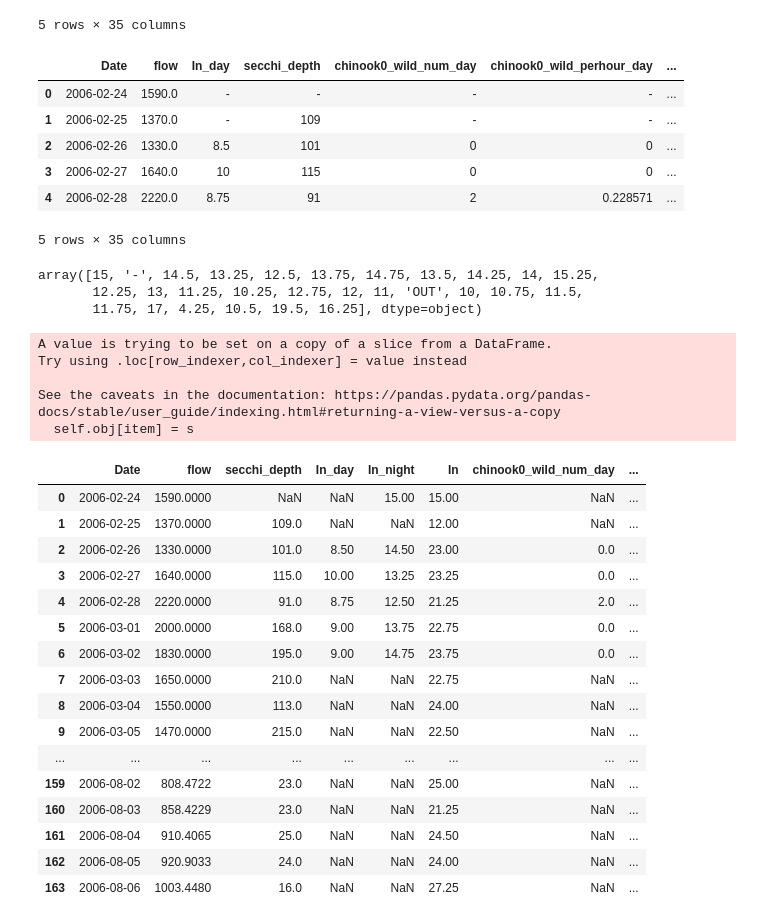
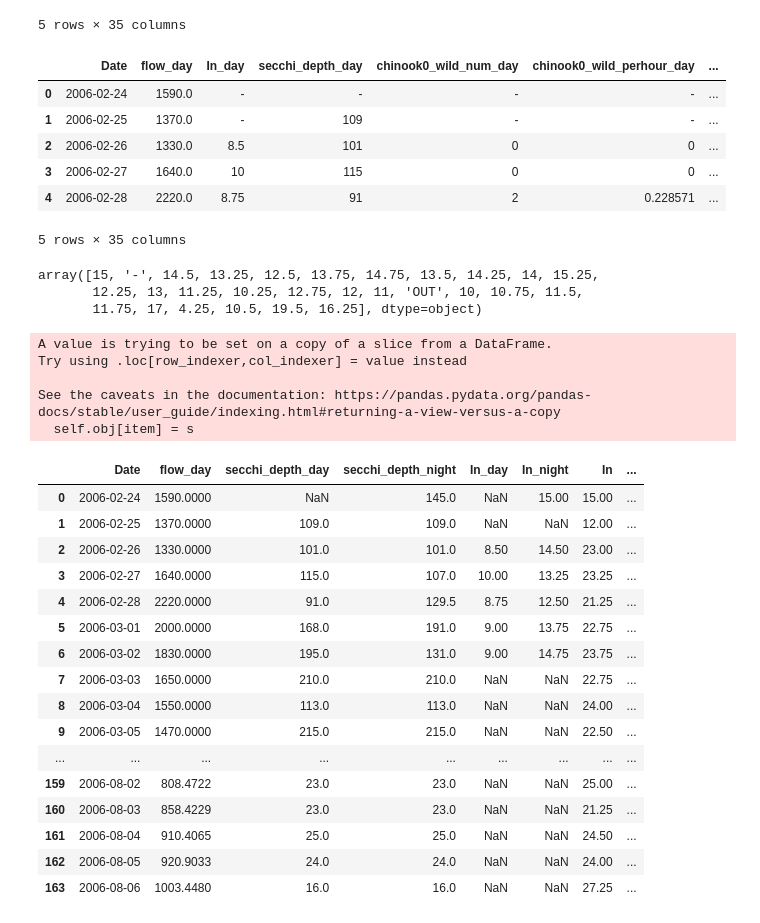
Before and after one commit to maria-kuruvilla/pied_piper, a Jupyter notebook: Puyallup/read_data_2006.ipynb, the cells around one changed output. Cells and saved outputs as stored; diff of their text form; code cells hidden in the pictures.

Commit message:
added new covariates for night column for 2004, 2005, 2006, edited 2006 columns names

```diff
--- a/Puyallup/read_data_2006.ipynb
+++ b/Puyallup/read_data_2006.ipynb
@@ -44,18 +46,19 @@ df.head()
 list(df)
 
 df_rename = df.rename(columns = {
-    'Flow (cfs)':'flow',
-    'Secchi Depth Day (cm)':'secchi_depth',
+    'Flow (cfs)':'flow_day',
+    'Secchi Depth Day (cm)':'secchi_depth_day',
+    'Secchi Depth Night (cm)':'secchi_depth_night',
     'Hours of Day':'In_day',
     '# of Fish Caught (Day)':'chinook0_wild_num_day',
     'CPUE (Day)':'chinook0_wild_perhour_day',
-    'Estimated Production Day':'chinook0_wild_day_num_estimate',
+    'Estimated Production Day':'chinook0_wild_num_day_estimate',
 
     'Hours of Night':'In_night',
 
     '# of Fish Caught (Night)': 'chinook0_wild_num_night',
     'CPUE (Night)':'chinook0_wild_perhour_night',
-    'Estimated Production Night':'chinook0_wild_night_num_estimate',
+    'Estimated Production Night':'chinook0_wild_num_night_estimate',
 
     'Total CPUE':'chinook0_wild_perhour',
     'Total fish captured':'chinook0_wild_num',
@@ -65,13 +68,13 @@ df_rename = df.rename(columns = {
 
     '# of Fish Caught (Day).1':'chinook0_hatchery_num_day',
     'CPUE (Day).1':'chinook0_hatchery_perhour_day',
-    'Estimated Production Day.1':'chinook0_hatchery_day_num_estimate',
+    'Estimated Production Day.1':'chinook0_hatchery_num_day_estimate',
 
     'Hours of Night':'In_night',
 
     '# of Fish Caught (Night).1':'chinook0_hatchery_num_night',
     'CPUE (Night).1':'chinook0_hatchery_perhour_night',
-    'Estimated Production Night.1':'chinook0_hatchery_night_num_estimate',
+    'Estimated Production Night.1':'chinook0_hatchery_num_night_estimate',
 
     'Total CPUE.1':'chinook0_hatchery_perhour',
     'Total Fish Captured':'chinook0_hatchery_num',
@@ -81,7 +84,7 @@ df_rename = df.rename(columns = {
 
 df_rename.head()
 # %% [output]
-|  | Date | flow | In_day | secchi_depth | chinook0_wild_num_day | chinook0_wild_perhour_day | ... |
+|  | Date | flow_day | In_day | secchi_depth_day | chinook0_wild_num_day | chinook0_wild_perhour_day | ... |
 | 0 | 2006-02-24 | 1590.0 | - | - | - | - | ... |
 | 1 | 2006-02-25 | 1370.0 | - | 109 | - | - | ... |
 | 2 | 2006-02-26 | 1330.0 | 8.5 | 101 | 0 | 0 | ... |
@@ -97,14 +100,14 @@ array([15, '-', 14.5, 13.25, 12.5, 13.75, 14.75, 13.5, 14.25, 14, 15.25,
 # %%
 #note to self - need flow and secchi depth even on days the trap was not in!!!!
 
-df_subset = df_rename[['Date', 'flow', 'secchi_depth','In_day','In_night','In',
+df_subset = df_rename[['Date', 'flow_day', 'secchi_depth_day', 'secchi_depth_night','In_day','In_night','In',
                 'chinook0_wild_num_day','chinook0_wild_perhour_day',
                 'chinook0_wild_num_night','chinook0_wild_perhour_night',
                 'chinook0_hatchery_num_day','chinook0_hatchery_perhour_day',
                 'chinook0_hatchery_num_night','chinook0_hatchery_perhour_night',
                 'chinook0_wild_perhour','chinook0_hatchery_perhour',
-                'chinook0_wild_day_num_estimate','chinook0_wild_night_num_estimate',
-               'chinook0_hatchery_day_num_estimate','chinook0_hatchery_night_num_estimate']]
+                'chinook0_wild_num_day_estimate','chinook0_wild_num_night_estimate',
+               'chinook0_hatchery_num_day_estimate','chinook0_hatchery_num_night_estimate']]
 
 df_subset.loc[(df_subset['In_day'] == '-'),'chinook0_wild_num_day':'chinook0_wild_perhour_day'] =np.nan
 df_subset.loc[(df_subset['In_day'] == 'Out'),'chinook0_wild_num_day':'chinook0_wild_perhour_day'] =np.nan
@@ -124,56 +127,62 @@ df_subset.loc[(df_subset['In_night'] == 'Out'),'chinook0_wild_num_night':'chinoo
 df_subset.loc[(df_subset['In_night'] == 'OUT'),'chinook0_wild_num_night':'chinook0_wild_perhour_night'] =np.nan
 df_subset.loc[(df_subset['In_night'] == 'Out '),'chinook0_wild_num_night':'chinook0_wild_perhour_night'] =np.nan
 
 df_subset.loc[(df_subset['In_night'] == '-'),'chinook0_hatchery_num_day':'chinook0_hatchery_perhour_night'] =np.nan
 df_subset.loc[(df_subset['In_night'] == 'Out'),'chinook0_hatchery_num_day':'chinook0_hatchery_perhour_night'] =np.nan
 df_subset.loc[(df_subset['In_night'] == 'OUT'),'chinook0_hatchery_num_day':'chinook0_hatchery_perhour_night'] =np.nan
 df_subset.loc[(df_subset['In_night'] == 'Out '),'chinook0_hatchery_num_day':'chinook0_hatchery_perhour_night'] =np.nan
 df_subset.loc[(df_subset['In_night'] == 'ST'),'chinook0_hatchery_num_day':'chinook0_hatchery_perhour_night'] =np.nan
 df_subset = df_subset.replace({'-':np.nan})
 df_subset = df_subset.replace({'ST':np.nan})
 df_subset = df_subset.replace({'Out':np.nan})
 df_subset = df_subset.replace({'OUT':np.nan})
 df_subset = df_subset.replace({'Out ':np.nan})
 
-df_subset['chinook0_wild_perhour_day_estimate'] = (df_subset['chinook0_wild_day_num_estimate']/
+df_subset['chinook0_wild_perhour_day_estimate'] = (df_subset['chinook0_wild_num_day_estimate']/
                                                    df_subset['In_day'])
-df_subset['chinook0_wild_perhour_night_estimate'] = (df_subset['chinook0_wild_night_num_estimate']/
+df_subset['chinook0_wild_perhour_night_estimate'] = (df_subset['chinook0_wild_num_night_estimate']/
                                                    df_subset['In_night'])
-df_subset['chinook0_wild_perhour_estimate'] = ((df_subset['chinook0_wild_day_num_estimate']+df_subset['chinook0_wild_night_num_estimate'])/
+df_subset['chinook0_wild_perhour_estimate'] = ((df_subset['chinook0_wild_num_day_estimate']+df_subset['chinook0_wild_num_night_estimate'])/
                                                    df_subset['In'])
 
-df_subset['chinook0_hatchery_perhour_day_estimate'] = (df_subset['chinook0_hatchery_day_num_estimate']/
+df_subset['chinook0_hatchery_perhour_day_estimate'] = (df_subset['chinook0_hatchery_num_day_estimate']/
                                                    df_subset['In_day'])
-df_subset['chinook0_hatchery_perhour_night_estimate'] = (df_subset['chinook0_hatchery_night_num_estimate']/
+df_subset['chinook0_hatchery_perhour_night_estimate'] = (df_subset['chinook0_hatchery_num_night_estimate']/
                                                    df_subset['In_night'])
-df_subset['chinook0_hatchery_perhour_estimate'] = ((df_subset['chinook0_hatchery_day_num_estimate']+df_subset['chinook0_hatchery_night_num_estimate'])/
+df_subset['chinook0_hatchery_perhour_estimate'] = ((df_subset['chinook0_hatchery_num_day_estimate']+df_subset['chinook0_hatchery_num_night_estimate'])/
                                                    df_subset['In'])
+
+df_subset['flow_night'] = df_subset['flow_day']
+
+df_subset['trap_efficiency'] = df_subset['chinook0_wild_num_day']/df_subset['chinook0_wild_num_day_estimate']
+df_subset['trap_efficiency_day'] = df_subset['chinook0_wild_num_day']/df_subset['chinook0_wild_num_day_estimate']
+df_subset['trap_efficiency_night'] = df_subset['chinook0_wild_num_night']/df_subset['chinook0_wild_num_night_estimate']
 
 with pd.option_context('display.max_rows', None, 'display.max_columns', None):  # more options can be specified also
     display(df_subset)
 # %% [output]
 A value is trying to be set on a copy of a slice from a DataFrame.
 Try using .loc[row_indexer,col_indexer] = value instead
 
 See the caveats in the documentation: https://pandas.pydata.org/pandas-docs/stable/user_guide/indexing.html#returning-a-view-versus-a-copy
   self.obj[item] = s
-|  | Date | flow | secchi_depth | In_day | In_night | In | chinook0_wild_num_day | ... |
-| 0 | 2006-02-24 | 1590.0000 | NaN | NaN | 15.00 | 15.00 | NaN | ... |
-| 1 | 2006-02-25 | 1370.0000 | 109.0 | NaN | NaN | 12.00 | NaN | ... |
-| 2 | 2006-02-26 | 1330.0000 | 101.0 | 8.50 | 14.50 | 23.00 | 0.0 | ... |
-| 3 | 2006-02-27 | 1640.0000 | 115.0 | 10.00 | 13.25 | 23.25 | 0.0 | ... |
-| 4 | 2006-02-28 | 2220.0000 | 91.0 | 8.75 | 12.50 | 21.25 | 2.0 | ... |
-| 5 | 2006-03-01 | 2000.0000 | 168.0 | 9.00 | 13.75 | 22.75 | 0.0 | ... |
-| 6 | 2006-03-02 | 1830.0000 | 195.0 | 9.00 | 14.75 | 23.75 | 0.0 | ... |
-| 7 | 2006-03-03 | 1650.0000 | 210.0 | NaN | NaN | 22.75 | NaN | ... |
-| 8 | 2006-03-04 | 1550.0000 | 113.0 | NaN | NaN | 24.00 | NaN | ... |
-| 9 | 2006-03-05 | 1470.0000 | 215.0 | NaN | NaN | 22.50 | NaN | ... |
+|  | Date | flow_day | secchi_depth_day | secchi_depth_night | In_day | In_night | In | ... |
+| 0 | 2006-02-24 | 1590.0000 | NaN | 145.0 | NaN | 15.00 | 15.00 | ... |
+| 1 | 2006-02-25 | 1370.0000 | 109.0 | 109.0 | NaN | NaN | 12.00 | ... |
+| 2 | 2006-02-26 | 1330.0000 | 101.0 | 101.0 | 8.50 | 14.50 | 23.00 | ... |
+| 3 | 2006-02-27 | 1640.0000 | 115.0 | 107.0 | 10.00 | 13.25 | 23.25 | ... |
+| 4 | 2006-02-28 | 2220.0000 | 91.0 | 129.5 | 8.75 | 12.50 | 21.25 | ... |
+| 5 | 2006-03-01 | 2000.0000 | 168.0 | 191.0 | 9.00 | 13.75 | 22.75 | ... |
+| 6 | 2006-03-02 | 1830.0000 | 195.0 | 131.0 | 9.00 | 14.75 | 23.75 | ... |
+| 7 | 2006-03-03 | 1650.0000 | 210.0 | 210.0 | NaN | NaN | 22.75 | ... |
+| 8 | 2006-03-04 | 1550.0000 | 113.0 | 113.0 | NaN | NaN | 24.00 | ... |
+| 9 | 2006-03-05 | 1470.0000 | 215.0 | 215.0 | NaN | NaN | 22.50 | ... |
 | ... | ... | ... | ... | ... | ... | ... | ... | ... |
-| 159 | 2006-08-02 | 808.4722 | 23.0 | NaN | NaN | 25.00 | NaN | ... |
-| 160 | 2006-08-03 | 858.4229 | 23.0 | NaN | NaN | 21.25 | NaN | ... |
-| 161 | 2006-08-04 | 910.4065 | 25.0 | NaN | NaN | 24.50 | NaN | ... |
-| 162 | 2006-08-05 | 920.9033 | 24.0 | NaN | NaN | 24.00 | NaN | ... |
-| 163 | 2006-08-06 | 1003.4480 | 16.0 | NaN | NaN | 27.25 | NaN | ... |
+| 159 | 2006-08-02 | 808.4722 | 23.0 | 23.0 | NaN | NaN | 25.00 | ... |
+| 160 | 2006-08-03 | 858.4229 | 23.0 | 23.0 | NaN | NaN | 21.25 | ... |
+| 161 | 2006-08-04 | 910.4065 | 25.0 | 25.0 | NaN | NaN | 24.50 | ... |
+| 162 | 2006-08-05 | 920.9033 | 24.0 | 24.0 | NaN | NaN | 24.00 | ... |
+| 163 | 2006-08-06 | 1003.4480 | 16.0 | 16.0 | NaN | NaN | 27.25 | ... |
 # %%
 df_subset['chinook0_wild_perhour_total'] = (df_subset['chinook0_wild_perhour_day'] +
                                             df_subset['chinook0_wild_perhour_night'])
```
Also changed, not shown: parts of 2 cells of this notebook, 1 other file.
